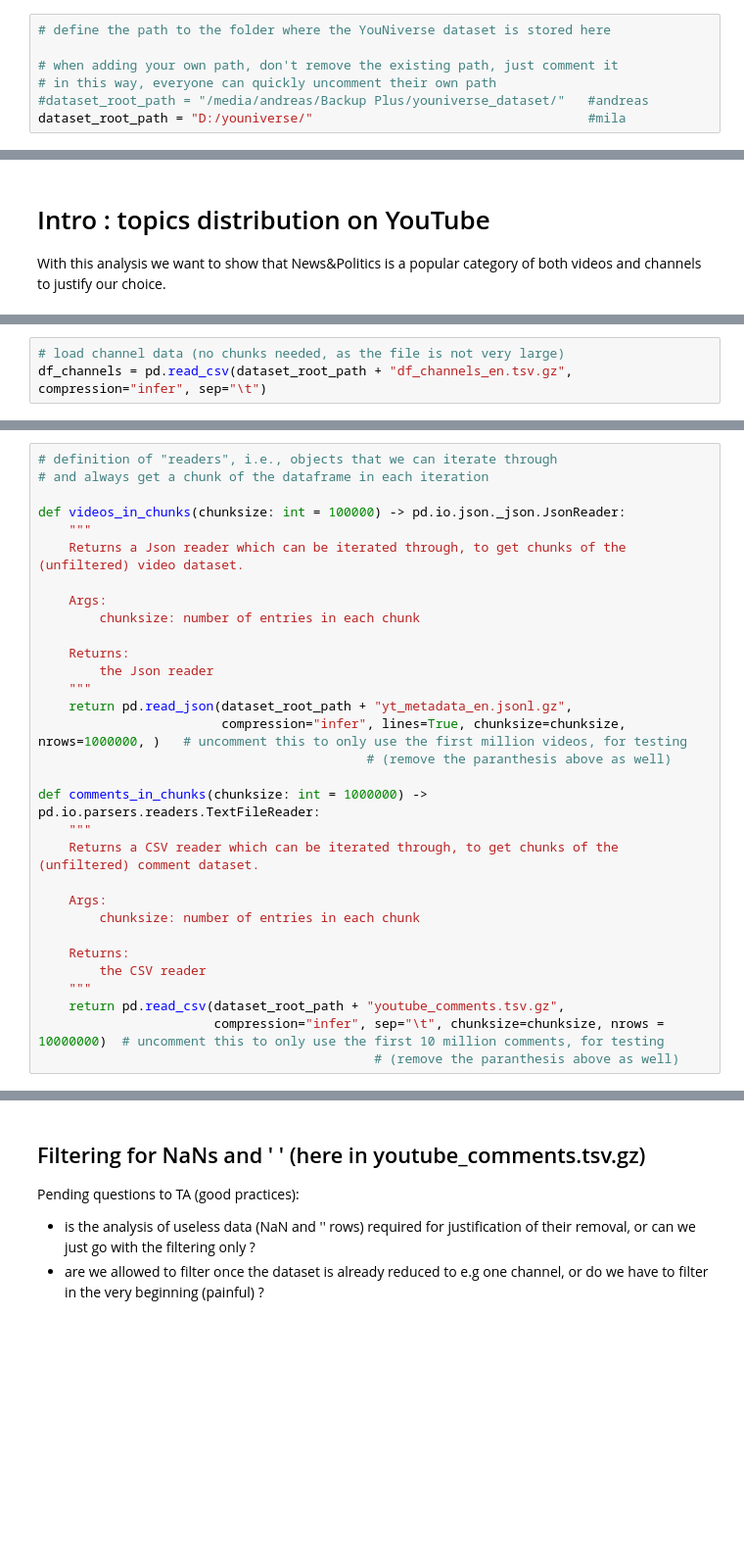
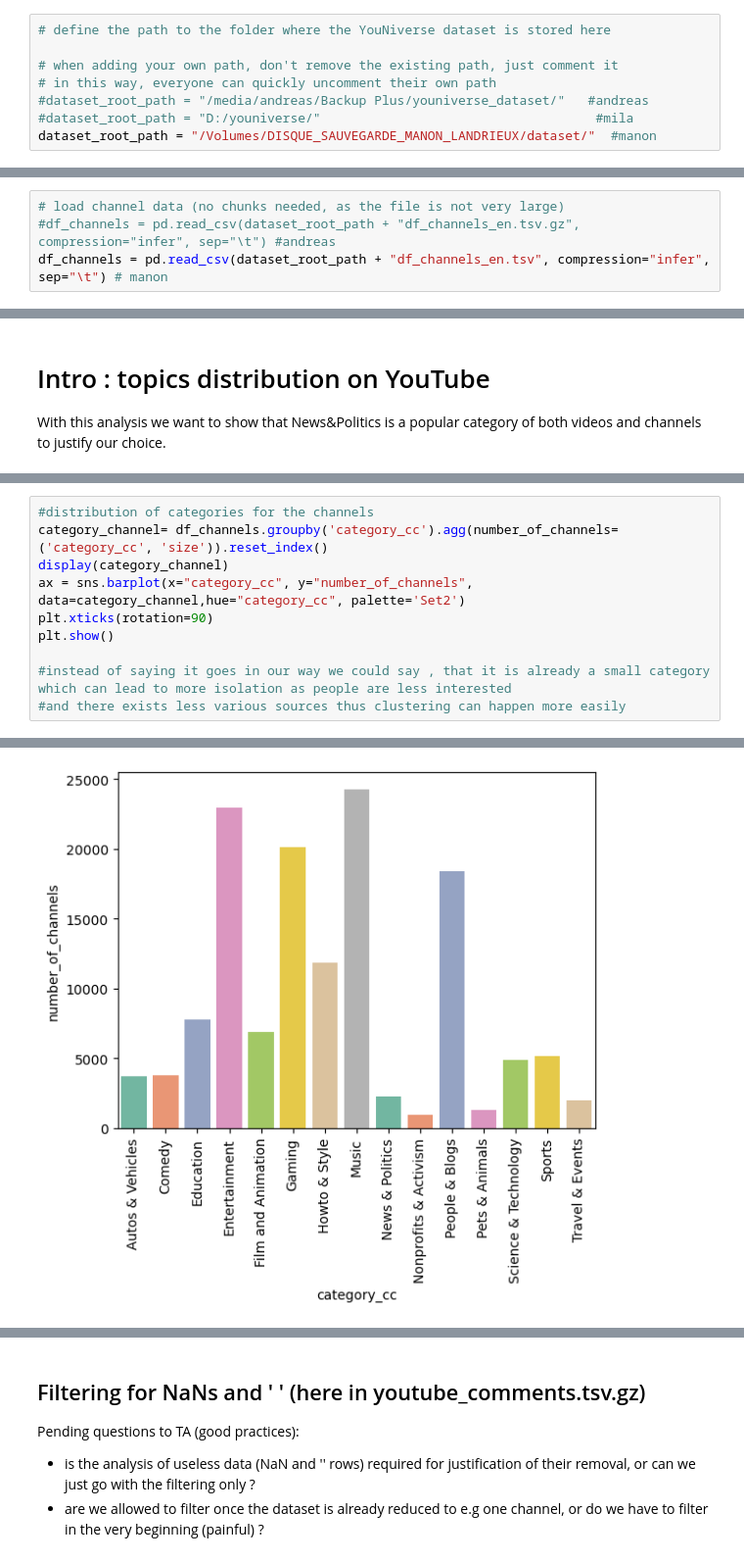
Before and after one commit to epfl-ada/ada-2024-project-thedataminions, a Jupyter notebook: analysis/analysis.ipynb, the cells around one changed output, grey strips where cells are left out. Shown at 98% size. Saved outputs shown, nothing was run; the diff lists cells and outputs as text; blank space fills up the shorter version.

Commit message:
added the plot for the introduction

```diff
--- a/analysis/analysis.ipynb
+++ b/analysis/analysis.ipynb
@@ -21,4 +22,5 @@ importlib.reload(dp)  # this makes it so that
 # when adding your own path, don't remove the existing path, just comment it
 # in this way, everyone can quickly uncomment their own path
 #dataset_root_path = "/media/andreas/Backup Plus/youniverse_dataset/"   #andreas
-dataset_root_path = "D:/youniverse/"                                    #mila
+#dataset_root_path = "D:/youniverse/"                                    #mila
+dataset_root_path = "/Volumes/DISQUE_SAUVEGARDE_MANON_LANDRIEUX/dataset/"  #manon
@@ -24,0 +31,4 @@ dataset_root_path = "D:/youniverse/"                                    #mila
+# %%
+# load channel data (no chunks needed, as the file is not very large)
+#df_channels = pd.read_csv(dataset_root_path + "df_channels_en.tsv.gz", compression="infer", sep="\t") #andreas
+df_channels = pd.read_csv(dataset_root_path + "df_channels_en.tsv", compression="infer", sep="\t") # manon
@@ -34,3 +89,0 @@ With this analysis we want to show that News&Politics is a popular category of b
-# %%
-# load channel data (no chunks needed, as the file is not very large)
-df_channels = pd.read_csv(dataset_root_path + "df_channels_en.tsv.gz", compression="infer", sep="\t")
@@ -55,31 +90,11 @@ df_channels.head()
-# %%
-# definition of "readers", i.e., objects that we can iterate through
-# and always get a chunk of the dataframe in each iteration
-
-def videos_in_chunks(chunksize: int = 100000) -> pd.io.json._json.JsonReader:
-    """
-    Returns a Json reader which can be iterated through, to get chunks of the (unfiltered) video dataset.
-
-    Args:
-        chunksize: number of entries in each chunk
-
-    Returns:
-        the Json reader
-    """
-    return pd.read_json(dataset_root_path + "yt_metadata_en.jsonl.gz",
-                        compression="infer", lines=True, chunksize=chunksize, nrows=1000000, )   # uncomment this to only use the first million videos, for testing
-                                           # (remove the paranthesis above as well)
-
-def comments_in_chunks(chunksize: int = 1000000) -> pd.io.parsers.readers.TextFileReader:
-    """
-    Returns a CSV reader which can be iterated through, to get chunks of the (unfiltered) comment dataset.
-
-    Args:
-        chunksize: number of entries in each chunk
-
-    Returns:
-        the CSV reader
-    """
-    return pd.read_csv(dataset_root_path + "youtube_comments.tsv.gz",
-                       compression="infer", sep="\t", chunksize=chunksize, nrows = 10000000)  # uncomment this to only use the first 10 million comments, for testing
-                                            # (remove the paranthesis above as well)
+# %%
+#distribution of categories for the channels
+category_channel= df_channels.groupby('category_cc').agg(number_of_channels=('category_cc', 'size')).reset_index()
+display(category_channel)
+ax = sns.barplot(x="category_cc", y="number_of_channels", data=category_channel,hue="category_cc", palette='Set2')
+plt.xticks(rotation=90)
+plt.show()
+
+#instead of saying it goes in our way we could say , that it is already a small category which can lead to more isolation as people are less interested
+#and there exists less various sources thus clustering can happen more easily
+# %% [output]
@@ -85,0 +117 @@ def comments_in_chunks(chunksize: int = 1000000) -> pd.io.parsers.readers.TextFi
+[figure, added]
```
Also changed, not shown: parts of 11 cells of this notebook.
